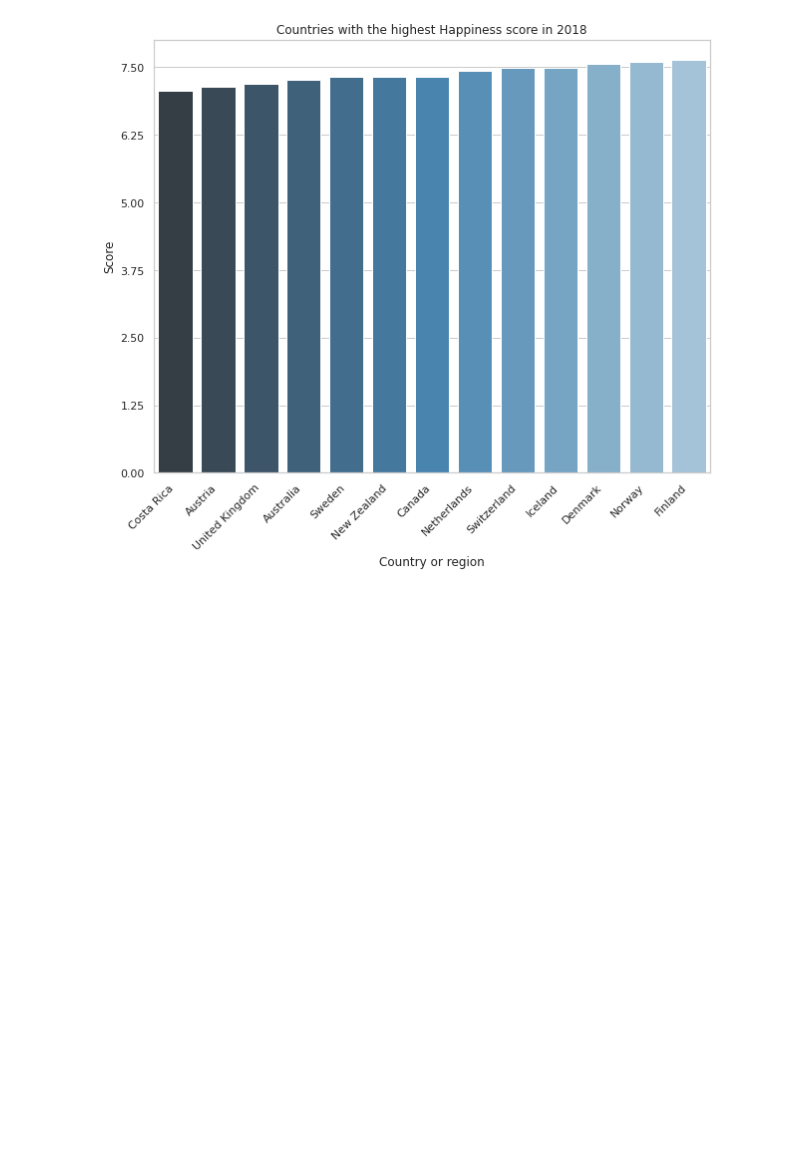
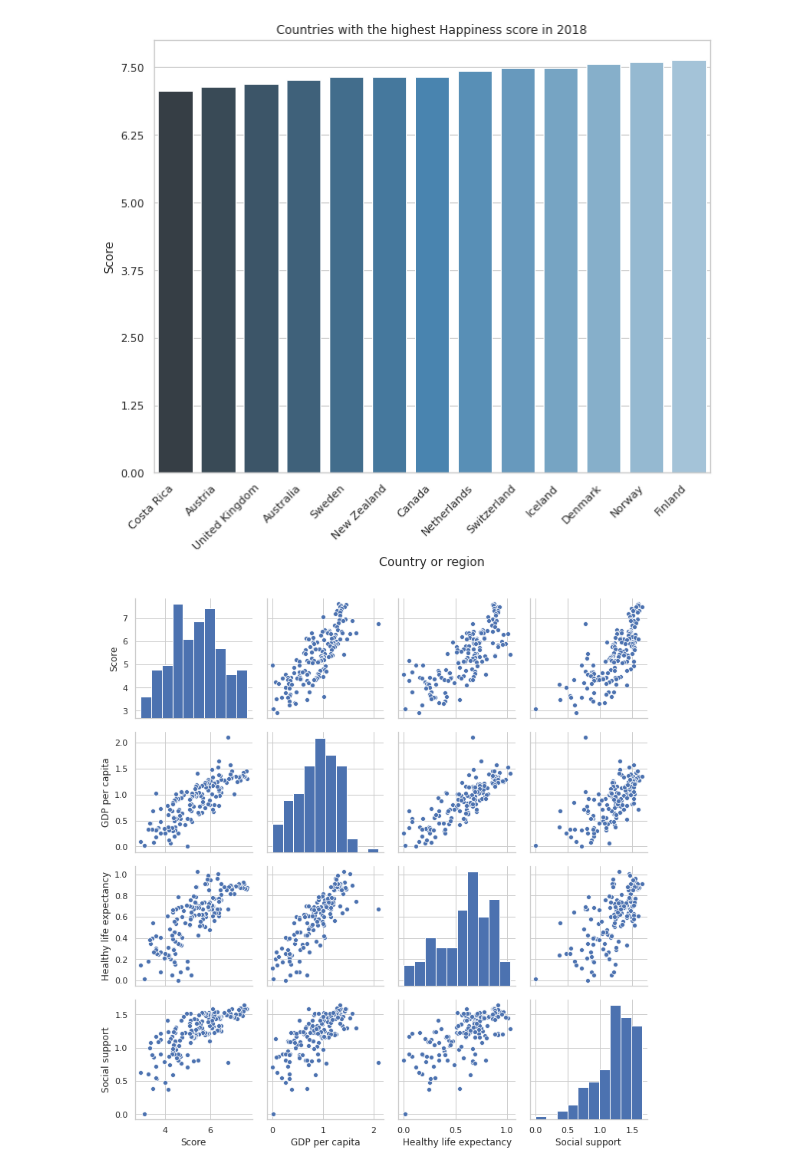
Before and after one commit to ArminD93/WorldHappinessReport, a Jupyter notebook: WorldHappinessReport_2018.ipynb, the cells around one changed output. Drawn from its saved outputs; the diff is of its cells as text; code cells hidden in the pictures; blank space fills up the shorter version.

```diff
--- a/WorldHappinessReport_2018.ipynb
+++ b/WorldHappinessReport_2018.ipynb
@@ -78,3 +78,9 @@ g.set_xticklabels( g.get_xticklabels(), rotation=45,  horizontalalignment='right
 plt.show()
 # %% [output]
 [figure]
+# %%
+colNames = ['Score', 'GDP per capita', 'Healthy life expectancy', 'Social support']
+sns.pairplot(happiness2018[colNames])
+plt.show()
+# %% [output]
+[figure, added]
```
Also changed, not shown: parts of 6 cells of this notebook.
